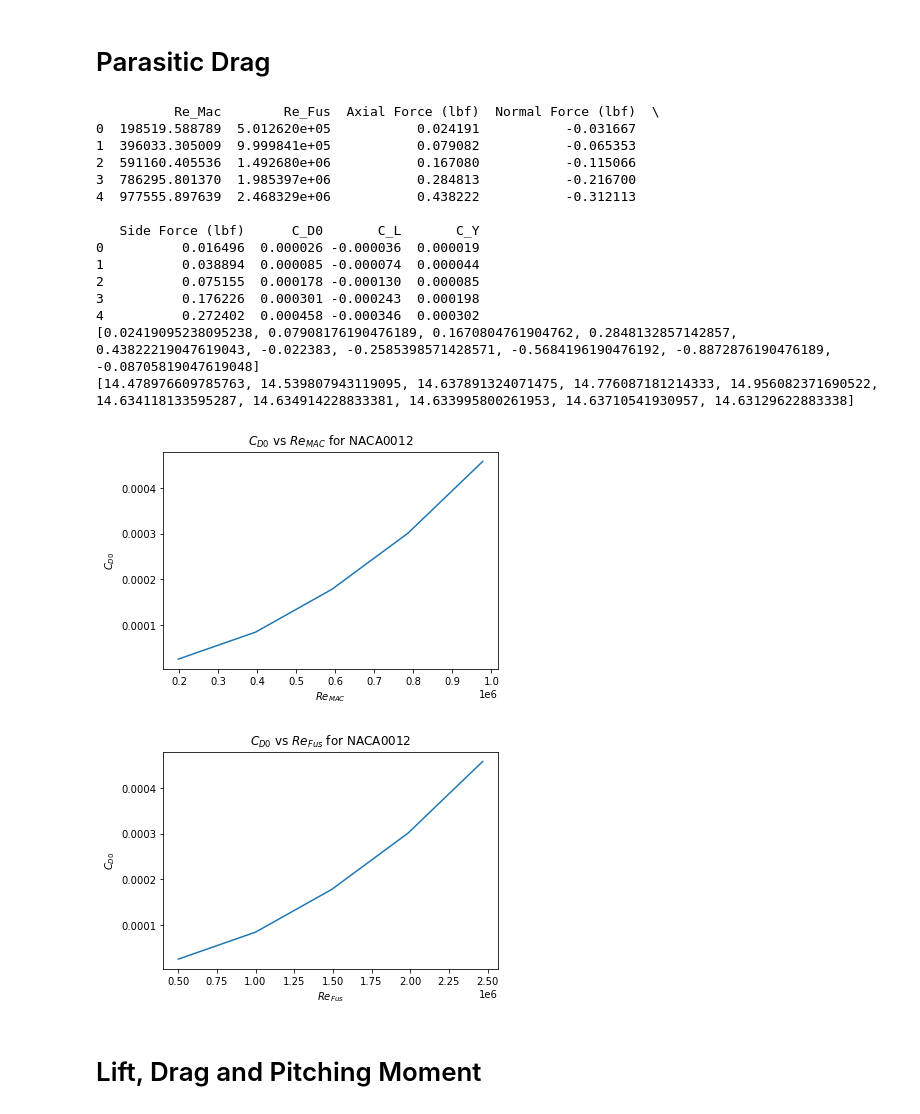
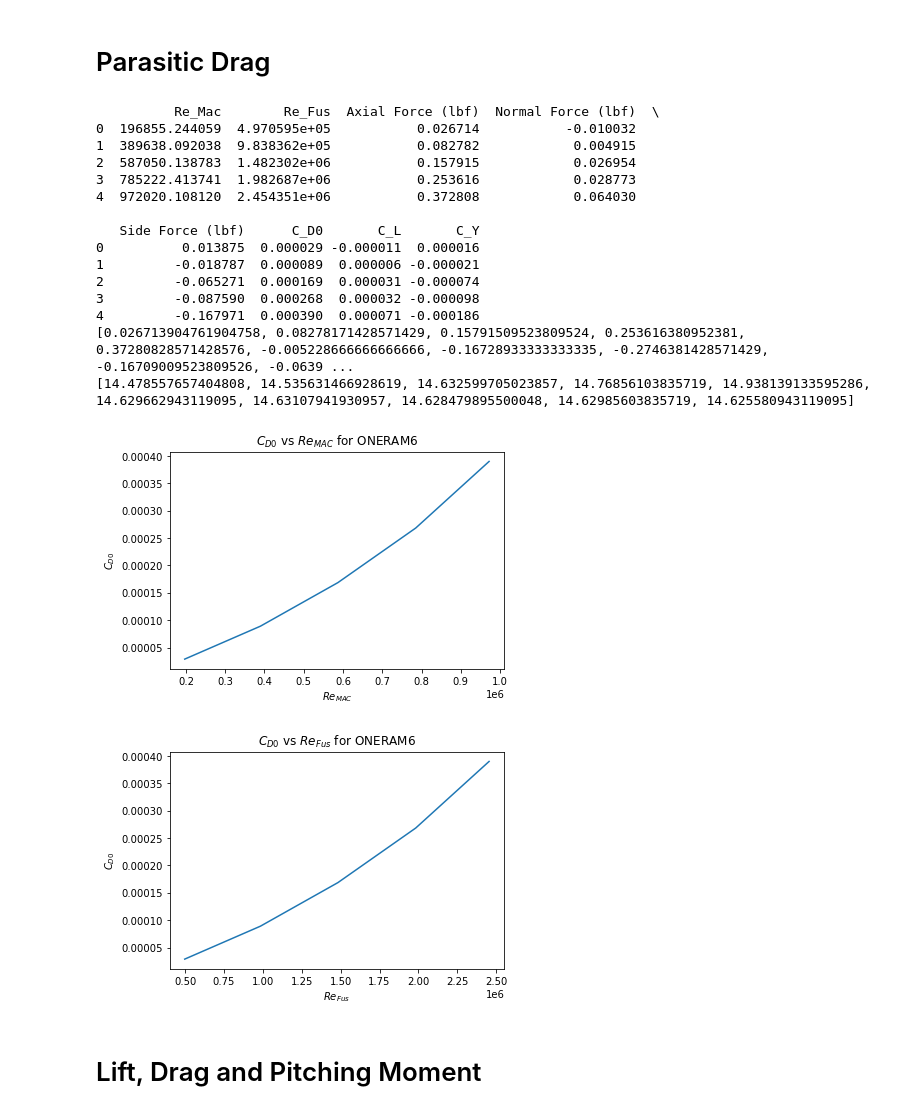
Before and after one commit to HarrisonStoelting/AeroLab, a Jupyter notebook: Lab5/Lab5_analysis.ipynb, the cells around one changed output. Drawn from its saved outputs; the diff is of its cells as text; code cells hidden in the pictures.

```diff
--- a/Lab5/Lab5_analysis.ipynb
+++ b/Lab5/Lab5_analysis.ipynb
@@ -7,7 +7,7 @@ import time
 # Pre-Processing
 # %%
 #importing the excel  file
-filename = "Lab5_Group16_NACA0012.csv"
+filename = "Lab5_ONERAM6.csv"
 raw_data = pd.read_csv(filename)
 
 #breaking the data into each test (10 tests, 21 points per test)
@@ -133,50 +133,50 @@ for i in range(5):
     C_D = D/(DynamicPressure[i]*S_ref)
     C_D0 = C_D - (C_L_vals[i]**2/(np.pi * 0.8 * 2.0)) #assuming oswald efficiency factor is 0.8
     CD_0_vals.append(C_D0)
 
 d = {'Re_Mac': Re_Mac_vals,'Re_Fus': Re_Fus_vals, 'Axial Force (lbf)': AxialForce[0:5], 'Normal Force (lbf)': NormalForce[0:5], 'Side Force (lbf)': SideForce[0:5], 'C_D0': CD_0_vals, 'C_L': C_L_vals, 'C_Y': C_Y_vals}
 Q2_df = pd.DataFrame(data=d)
 print(Q2_df)
-Q2_df.to_excel('Q2_PartC_Table_NACA0012.xlsx')
+Q2_df.to_excel('Q2_PartC_Table_ONERAM6.xlsx')
 
 #calculating dynamic pressure as a sanity check
 # q = []
 # for i in range(len(rho)):
 #     q_val = (.5 * rho[i] * AirSpeed[i]**2)/144
 #     q.append(q_val)
 
 print(AxialForce)
 print(DynamicPressure)
 
 plt.plot(Re_Mac_vals, CD_0_vals)
 plt.xlabel(r"$Re_{MAC}$")
 plt.ylabel(r"$C_{D0}$")
-plt.title(r"$C_{D0}$" + " vs " r"$Re_{MAC}$" + " for NACA0012")
+plt.title(r"$C_{D0}$" + " vs " r"$Re_{MAC}$" + " for ONERAM6")
 plt.show()
 
 plt.plot(Re_Fus_vals, CD_0_vals)
 plt.xlabel(r"$Re_{Fus}$")
 plt.ylabel(r"$C_{D0}$")
-plt.title(r"$C_{D0}$" + " vs " r"$Re_{Fus}$" + " for NACA0012")
+plt.title(r"$C_{D0}$" + " vs " r"$Re_{Fus}$" + " for ONERAM6")
 plt.show()
 # %% [output]
           Re_Mac        Re_Fus  Axial Force (lbf)  Normal Force (lbf)  \
-0  198519.588789  5.012620e+05           0.024191           -0.031667
-1  396033.305009  9.999841e+05           0.079082           -0.065353
-2  591160.405536  1.492680e+06           0.167080           -0.115066
-3  786295.801370  1.985397e+06           0.284813           -0.216700
-4  977555.897639  2.468329e+06           0.438222           -0.312113
+0  196855.244059  4.970595e+05           0.026714           -0.010032
+1  389638.092038  9.838362e+05           0.082782            0.004915
+2  587050.138783  1.482302e+06           0.157915            0.026954
+3  785222.413741  1.982687e+06           0.253616            0.028773
+4  972020.108120  2.454351e+06           0.372808            0.064030
 
    Side Force (lbf)      C_D0       C_L       C_Y
-0          0.016496  0.000026 -0.000036  0.000019
-1          0.038894  0.000085 -0.000074  0.000044
-2          0.075155  0.000178 -0.000130  0.000085
-3          0.176226  0.000301 -0.000243  0.000198
-4          0.272402  0.000458 -0.000346  0.000302
-[0.02419095238095238, 0.07908176190476189, 0.1670804761904762, 0.2848132857142857, 0.43822219047619043, -0.022383, -0.2585398571428571, -0.5684196190476192, -0.8872876190476189, -0.08705819047619048]
-[14.478976609785763, 14.539807943119095, 14.637891324071475, 14.776087181214333, 14.956082371690522, 14.634118133595287, 14.634914228833381, 14.633995800261953, 14.63710541930957, 14.63129622883338]
+0          0.013875  0.000029 -0.000011  0.000016
+1         -0.018787  0.000089  0.000006 -0.000021
+2         -0.065271  0.000169  0.000031 -0.000074
+3         -0.087590  0.000268  0.000032 -0.000098
+4         -0.167971  0.000390  0.000071 -0.000186
+[0.026713904761904758, 0.08278171428571429, 0.15791509523809524, 0.253616380952381, 0.37280828571428576, -0.005228666666666666, -0.16728933333333335, -0.2746381428571429, -0.16709009523809526, -0.0639 ...
+[14.478557657404808, 14.535631466928619, 14.632599705023857, 14.76856103835719, 14.938139133595286, 14.629662943119095, 14.63107941930957, 14.628479895500048, 14.62985603835719, 14.625580943119095]
-[figure, old version]
+[figure, new version]
-[figure, old version]
+[figure, new version]
 # %% [markdown]
 # Lift, Drag and Pitching Moment
 # %%
```
Also changed, not shown: parts of 1 cell of this notebook.
